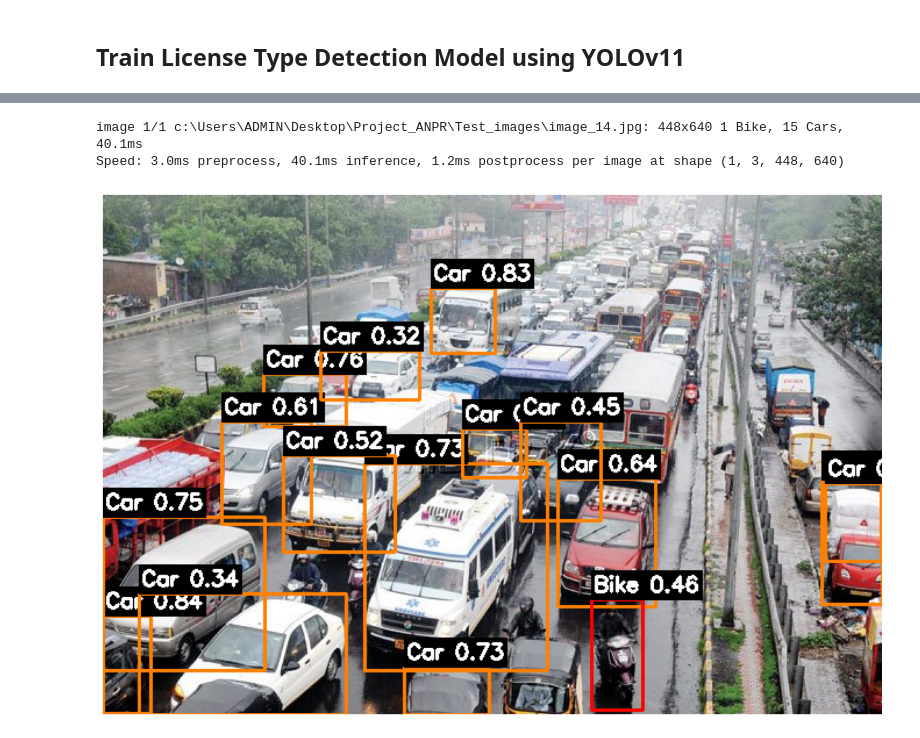
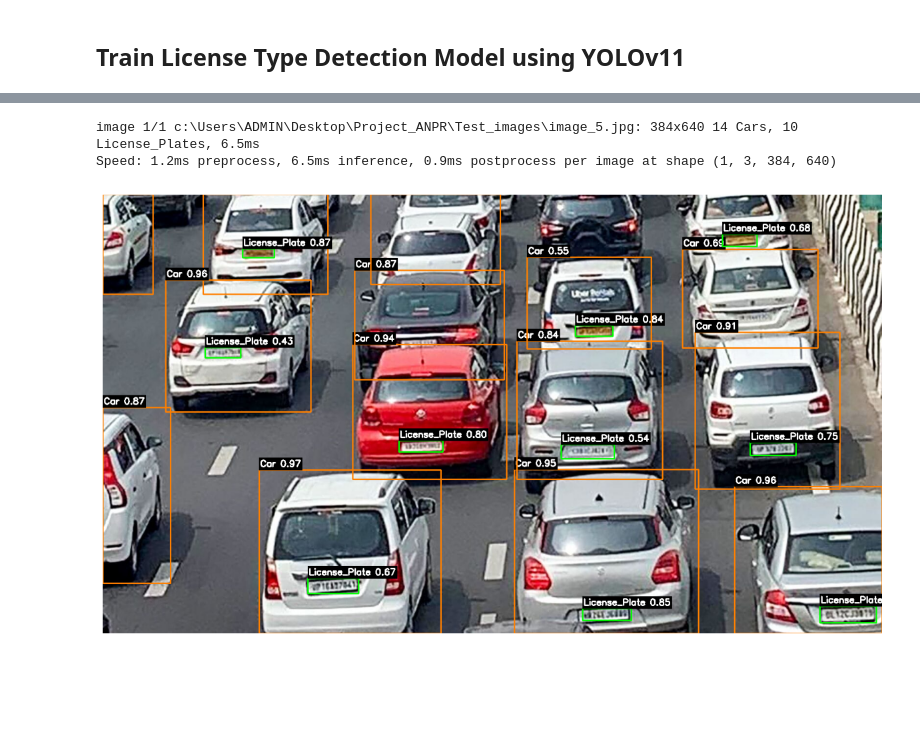
Before and after one commit to AtlantaANPR/project_ANPR, a Jupyter notebook: Train_Vehicle_Type_Detection_Model.ipynb, the cells around one changed output, grey strips where cells are left out. Saved outputs shown, nothing was run; the diff lists cells and outputs as text; code cells hidden in the pictures; blank space fills up the shorter version.

```diff
--- a/Train_Vehicle_Type_Detection_Model.ipynb
+++ b/Train_Vehicle_Type_Detection_Model.ipynb
@@ -75,10 +73,10 @@ import matplotlib.pyplot as plt
 from ultralytics import YOLO
 
 # Load model
-model = YOLO("C:\\Users\\ADMIN\\Desktop\\Project_ANPR\\runs\\detect\\train3\\weights\\best.pt")
+model = YOLO("C:\\Users\\ADMIN\\Desktop\\Project_ANPR\\runs\\detect\\train2\\weights\\best.pt")
 
 # Load image
-image_path = "Test_images\image_14.jpg"
+image_path = "Test_images\image_5.jpg"
 results = model(image_path)
 
 # Load and convert image
@@ -87,33 +85,33 @@ image = cv2.cvtColor(image, cv2.COLOR_BGR2RGB)
 
 # Optional: define colors for different classes (only one here, but scalable)
 COLORS = [(0, 255, 0), (255, 0, 0), (0, 128, 255), (255, 128, 0)]
 
 for result in results:
     for box in result.boxes:
         x1, y1, x2, y2 = map(int, box.xyxy[0])
         conf = float(box.conf[0])
         cls = int(box.cls[0])
         label = f"{model.names[cls]} {conf:.2f}"
 
         # Draw bounding box
         color = COLORS[cls % len(COLORS)]
         cv2.rectangle(image, (x1, y1), (x2, y2), color, 2)
 
         # Create a filled rectangle for the label background
         (w, h), _ = cv2.getTextSize(label, cv2.FONT_HERSHEY_SIMPLEX, 0.6, 1)
         label_bg_color = (0, 0, 0)
         cv2.rectangle(image, (x1, y1 - 25), (x1 + w + 4, y1), label_bg_color, -1)
 
         # Put label text above the box
         cv2.putText(image, label, (x1 + 2, y1 - 7), cv2.FONT_HERSHEY_SIMPLEX, 0.6, (255, 255, 255), 2)
 
 # Show the result
 plt.figure(figsize=(12, 8))
 plt.imshow(image)
 plt.axis("off")
 plt.tight_layout()
 plt.show()
 # %% [output]
-image 1/1 c:\Users\ADMIN\Desktop\Project_ANPR\Test_images\image_14.jpg: 448x640 1 Bike, 15 Cars, 40.1ms
-Speed: 3.0ms preprocess, 40.1ms inference, 1.2ms postprocess per image at shape (1, 3, 448, 640)
+image 1/1 c:\Users\ADMIN\Desktop\Project_ANPR\Test_images\image_5.jpg: 384x640 14 Cars, 10 License_Plates, 6.5ms
+Speed: 1.2ms preprocess, 6.5ms inference, 0.9ms postprocess per image at shape (1, 3, 384, 640)
-[figure, old version]
+[figure, new version]
```
Also changed, not shown: parts of 3 cells of this notebook, 30 other files.
